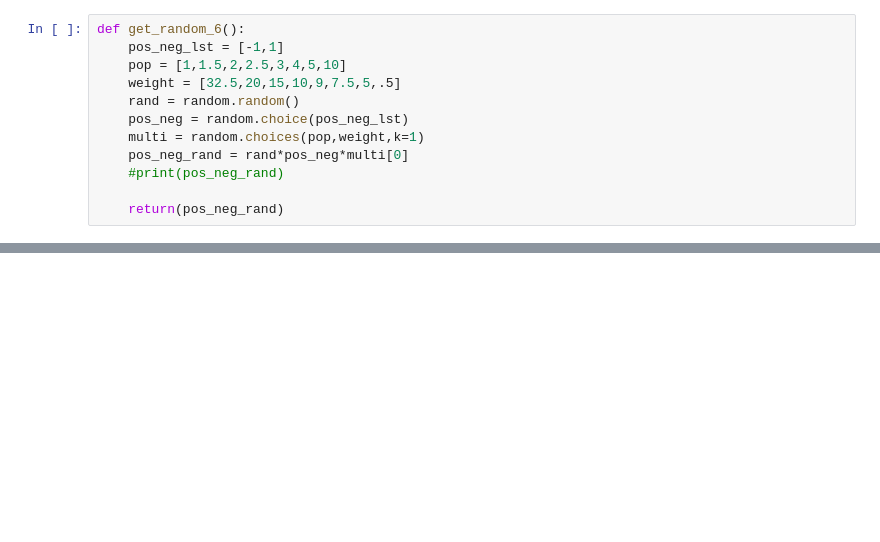
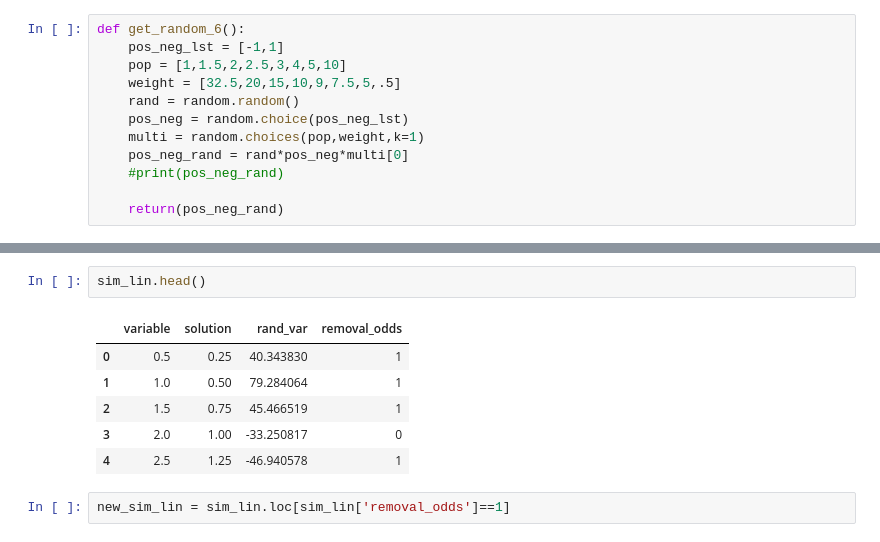
Before and after one commit to wonderbug2020/Synthetic_Data_Creation, a Jupyter notebook: Simple_Linear.ipynb, the cells around one changed output, grey strips where cells are left out. Drawn from its saved outputs; the diff is of its cells as text; blank space fills up the shorter version.

```diff
--- a/Simple_Linear.ipynb
+++ b/Simple_Linear.ipynb
@@ -263,0 +268,11 @@ plt.plot(sim_lin['variable'],sim_lin['solution'],color='red')
+# %%
+sim_lin.head()
+# %% [output]
+|  | variable | solution | rand_var | removal_odds |
+| 0 | 0.5 | 0.25 | 40.343830 | 1 |
+| 1 | 1.0 | 0.50 | 79.284064 | 1 |
+| 2 | 1.5 | 0.75 | 45.466519 | 1 |
+| 3 | 2.0 | 1.00 | -33.250817 | 0 |
+| 4 | 2.5 | 1.25 | -46.940578 | 1 |
+# %%
+new_sim_lin = sim_lin.loc[sim_lin['removal_odds']==1]
```
Also changed, not shown: parts of 3 cells of this notebook.
